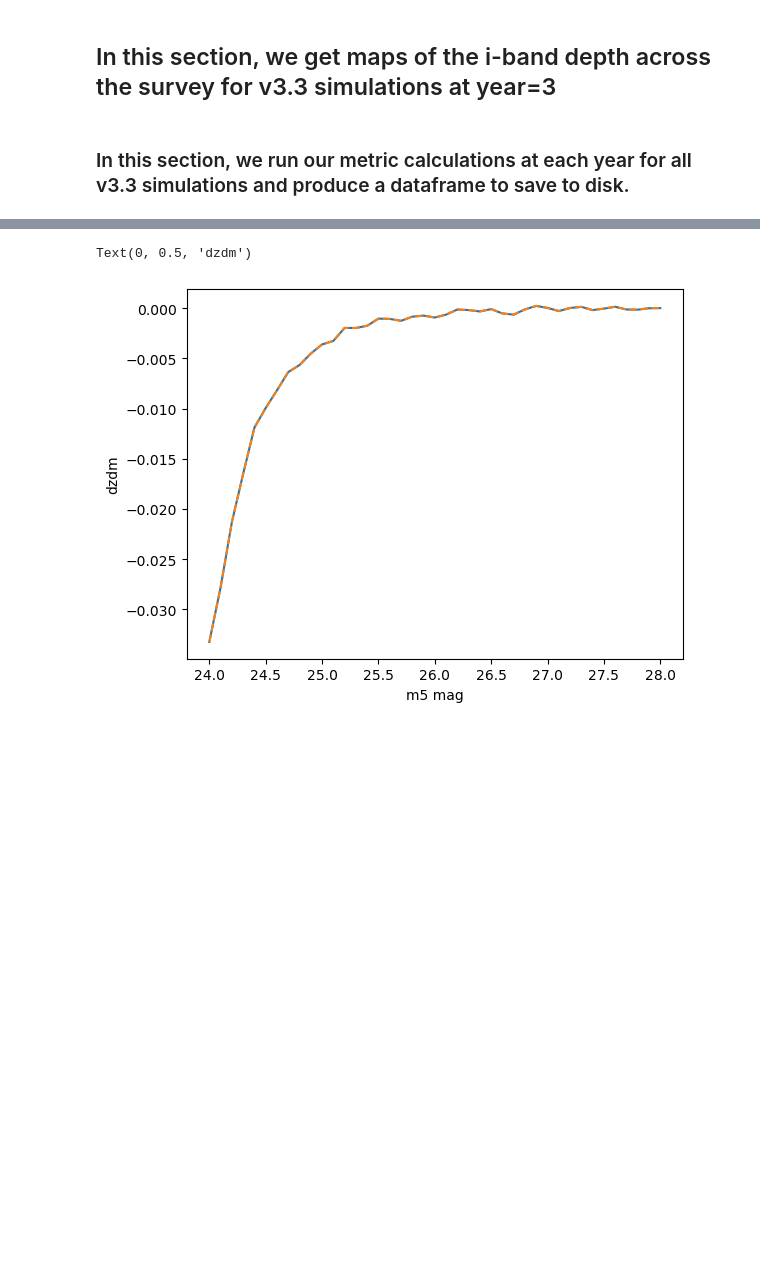
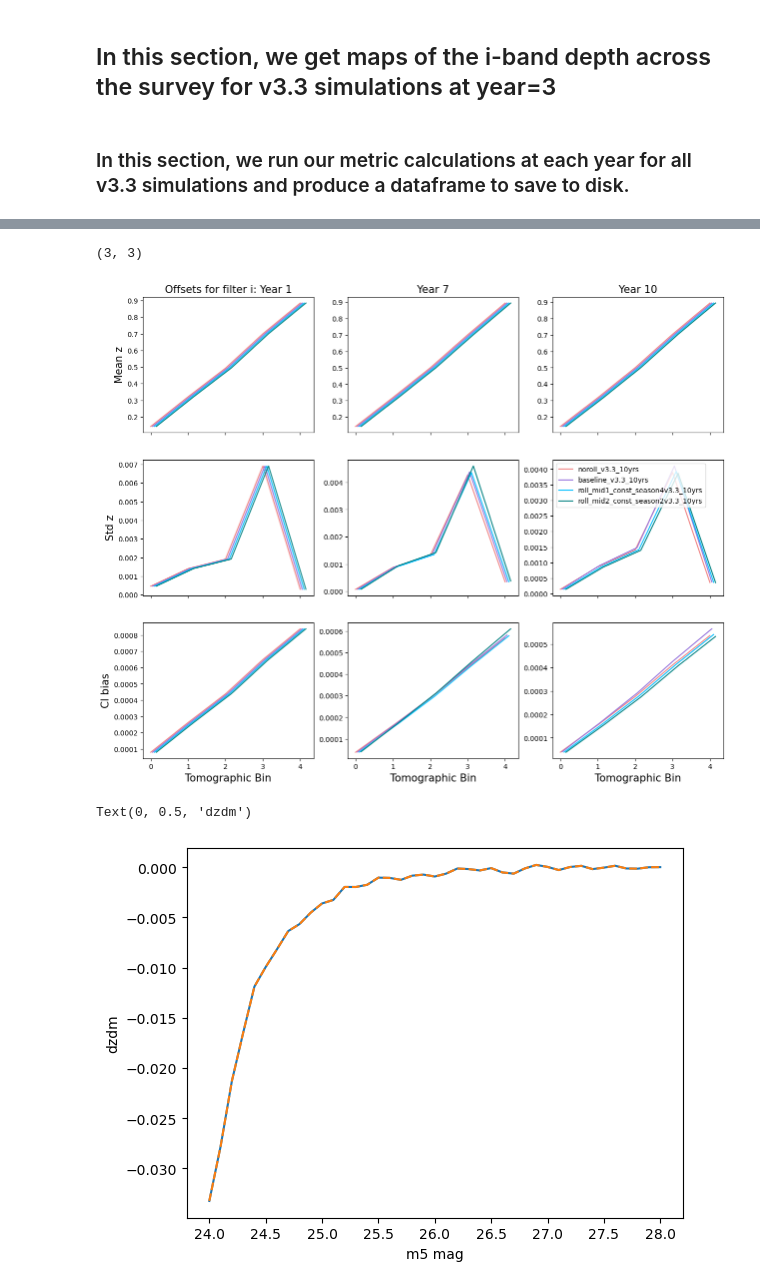
Before and after one commit to LSSTDESC/ObsStrat, a Jupyter notebook: code/meanz_uniformity/iband_to_meanz_jn.ipynb, the cells around one changed output, grey strips where cells are left out. Cells and saved outputs as stored; diff of their text form; code cells hidden in the pictures; blank space fills up the shorter version.

```diff
--- a/code/meanz_uniformity/iband_to_meanz_jn.ipynb
+++ b/code/meanz_uniformity/iband_to_meanz_jn.ipynb
@@ -122 +112,7 @@ mzmod.plot_metric_by_year(v33_df, stat_name='Clbias',ylog=False)#,years=[1,2,3,4
+# %%
+importlib.reload(mzmod)
+mzmod.plot_meanz_metrics_by_year(v33_df,years=[0,6,9],filter='i')
+# %% [output]
+(3, 3)
+[figure, added]
 # %%
```
Also changed, not shown: parts of 15 cells of this notebook, 2 other files.
